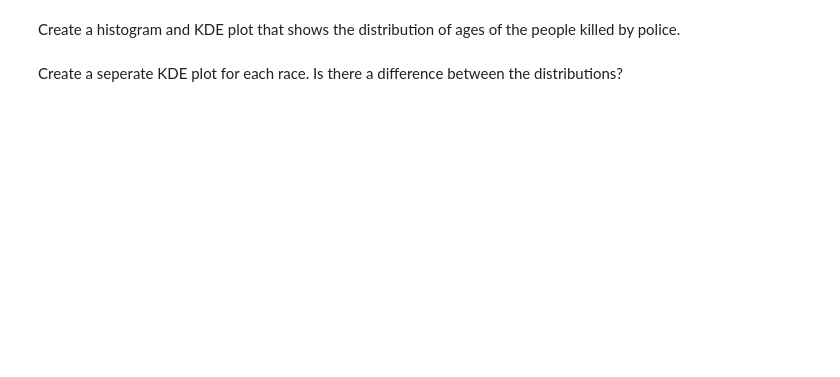
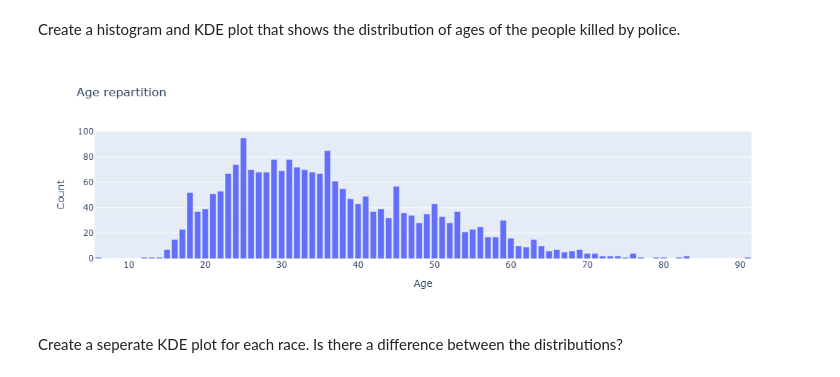
Before and after one commit to Bill-khk/Data-analysis, a Jupyter notebook: FatalForce/Fatal_Force.ipynb, the cells around one changed output. Saved outputs shown, nothing was run; the diff lists cells and outputs as text; code cells hidden in the pictures; blank space fills up the shorter version.

```diff
--- a/FatalForce/Fatal_Force.ipynb
+++ b/FatalForce/Fatal_Force.ipynb
@@ -415,4 +423,11 @@ px.pie(age_group_g, names='age group', values='count', title='Age group repartit
 # %% [markdown]
 Create a histogram and KDE plot that shows the distribution of ages of the people killed by police.
+# %%
+age_g = df_fatalities.groupby('age').size().reset_index()
+age_g.rename(columns={age_g.columns[1]: 'count'},inplace=True)
+fig7 = px.bar(x=age_g['age'], y=age_g['count'], title='Age repartition')
+fig7.update_layout(xaxis_title='Age', yaxis_title='Count')
+# %% [output]
+[figure, added]
 # %% [markdown]
 Create a seperate KDE plot for each race. Is there a difference between the distributions?
```
Also changed, not shown: parts of 10 cells of this notebook.
